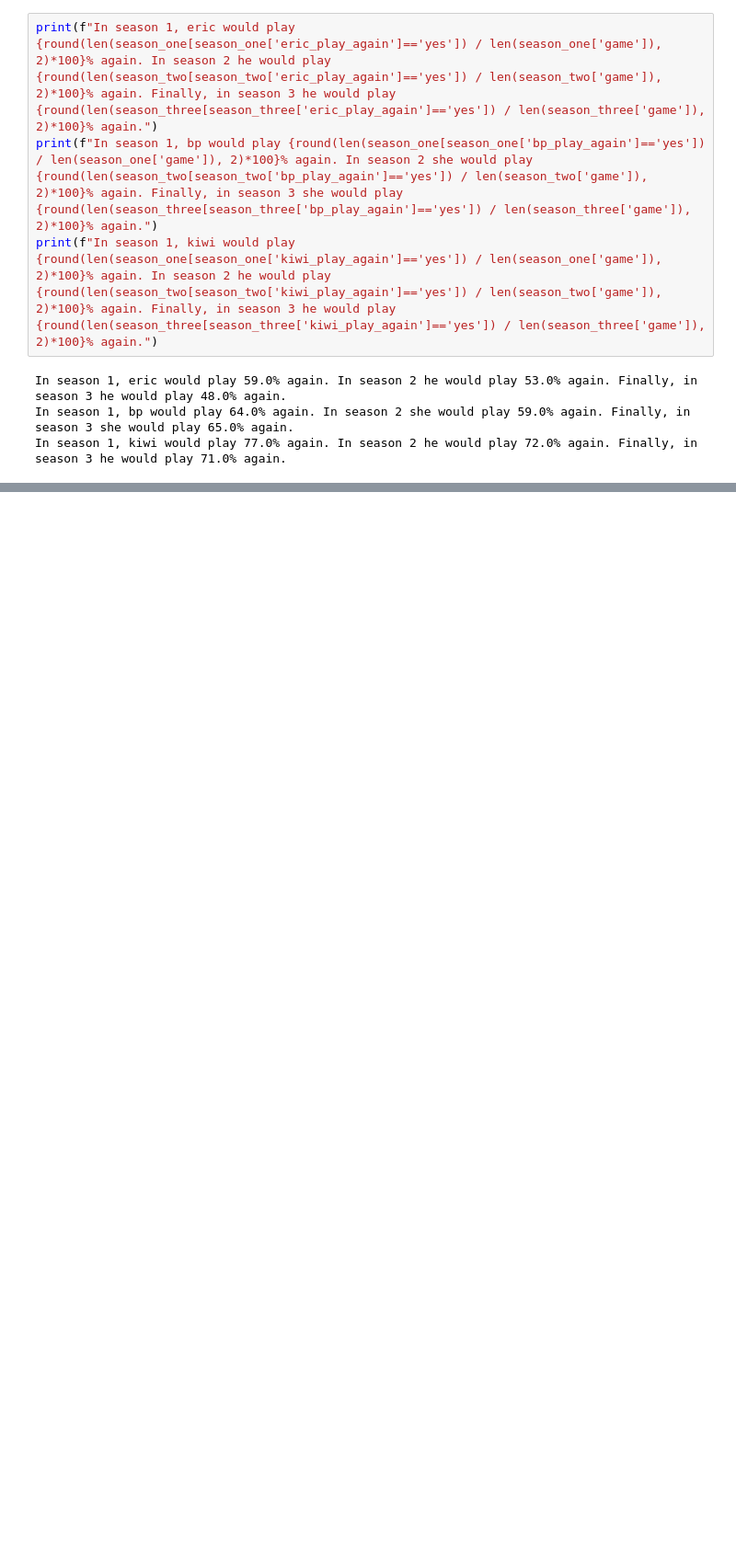
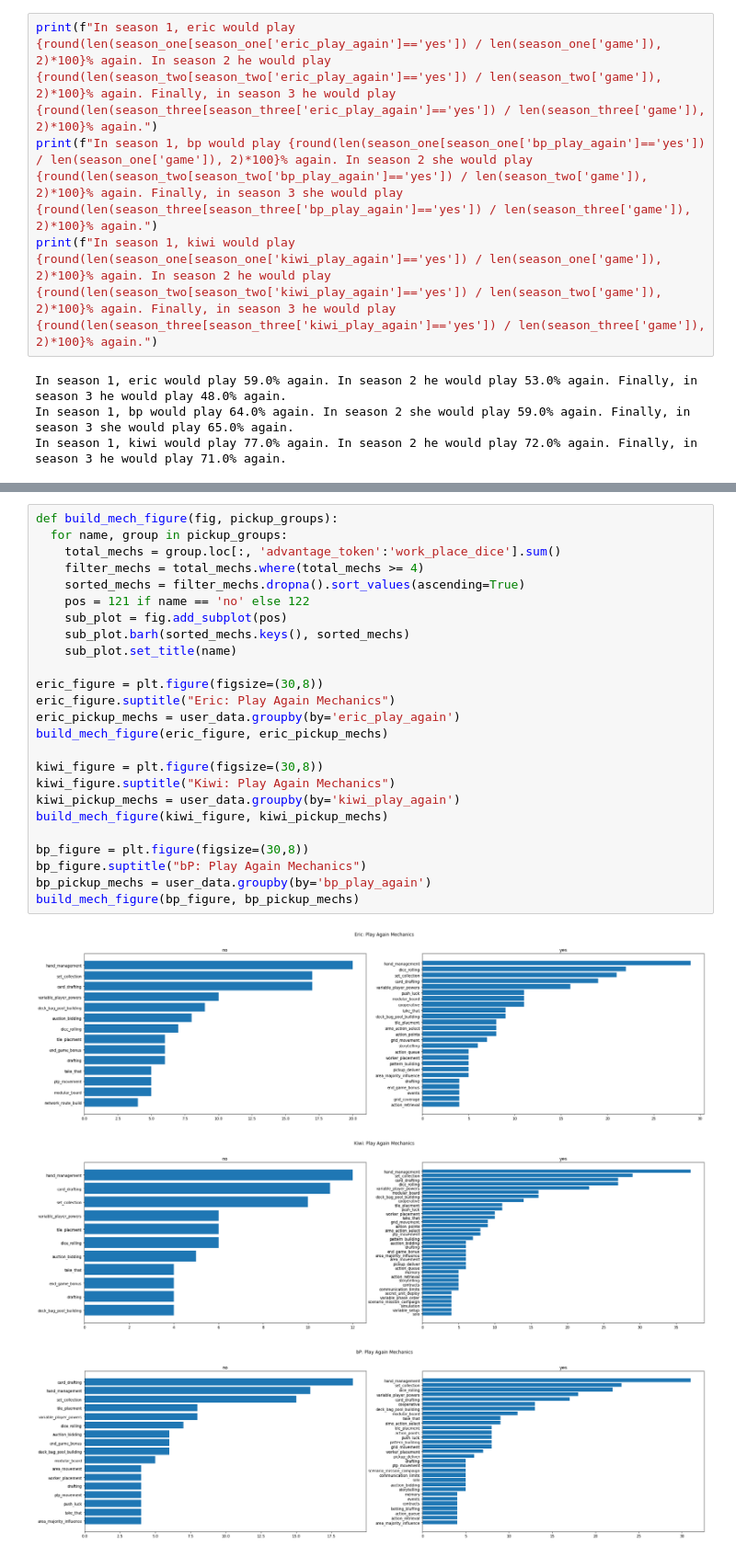
Before and after one commit to PNJaenichen/PNJaenichen.github.io, a Jupyter notebook: projects/firstTurnData/FTDataAnalysis.ipynb, the cells around one changed output, grey strips where cells are left out. Shown at 92% size. Saved outputs shown, nothing was run; the diff lists cells and outputs as text; blank space fills up the shorter version.

```diff
--- a/projects/firstTurnData/FTDataAnalysis.ipynb
+++ b/projects/firstTurnData/FTDataAnalysis.ipynb
@@ -369,0 +386,29 @@ Name: eric_play_again, dtype: int64
+# %%
+def build_mech_figure(fig, pickup_groups):
+  for name, group in pickup_groups:
+    total_mechs = group.loc[:, 'advantage_token':'work_place_dice'].sum()
+    filter_mechs = total_mechs.where(total_mechs >= 4)
+    sorted_mechs = filter_mechs.dropna().sort_values(ascending=True)
+    pos = 121 if name == 'no' else 122
+    sub_plot = fig.add_subplot(pos)
+    sub_plot.barh(sorted_mechs.keys(), sorted_mechs)
+    sub_plot.set_title(name)
+
+eric_figure = plt.figure(figsize=(30,8))
+eric_figure.suptitle("Eric: Play Again Mechanics")
+eric_pickup_mechs = user_data.groupby(by='eric_play_again')
+build_mech_figure(eric_figure, eric_pickup_mechs)
+
+kiwi_figure = plt.figure(figsize=(30,8))
+kiwi_figure.suptitle("Kiwi: Play Again Mechanics")
+kiwi_pickup_mechs = user_data.groupby(by='kiwi_play_again')
+build_mech_figure(kiwi_figure, kiwi_pickup_mechs)
+
+bp_figure = plt.figure(figsize=(30,8))
+bp_figure.suptitle("bP: Play Again Mechanics")
+bp_pickup_mechs = user_data.groupby(by='bp_play_again')
+build_mech_figure(bp_figure, bp_pickup_mechs)
+# %% [output]
+[figure, added]
+[figure, added]
+[figure, added]
```
Also changed, not shown: parts of 4 cells of this notebook.
